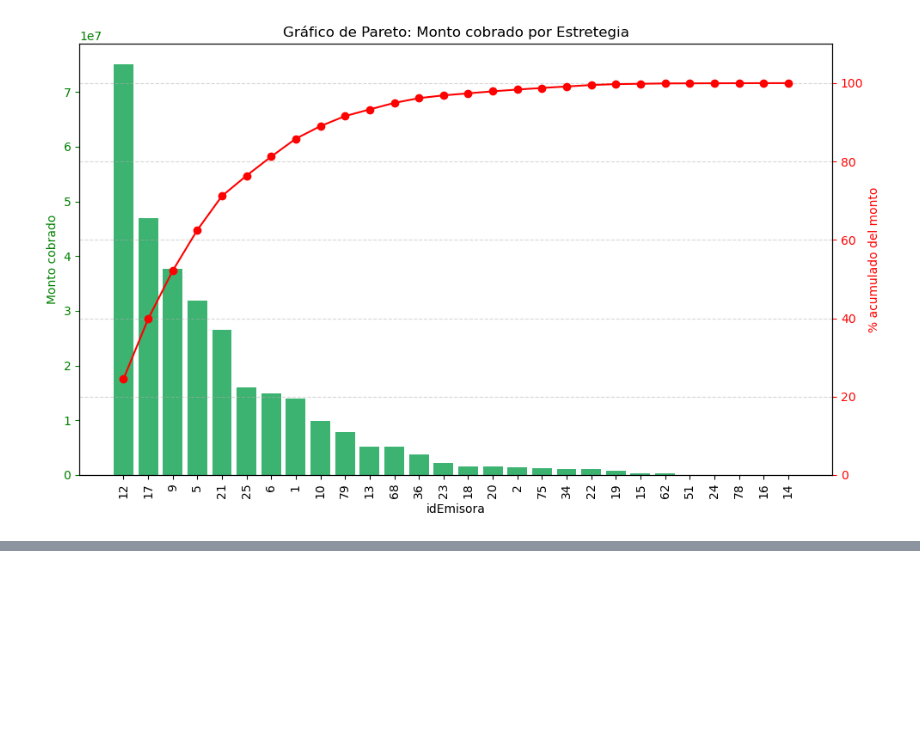
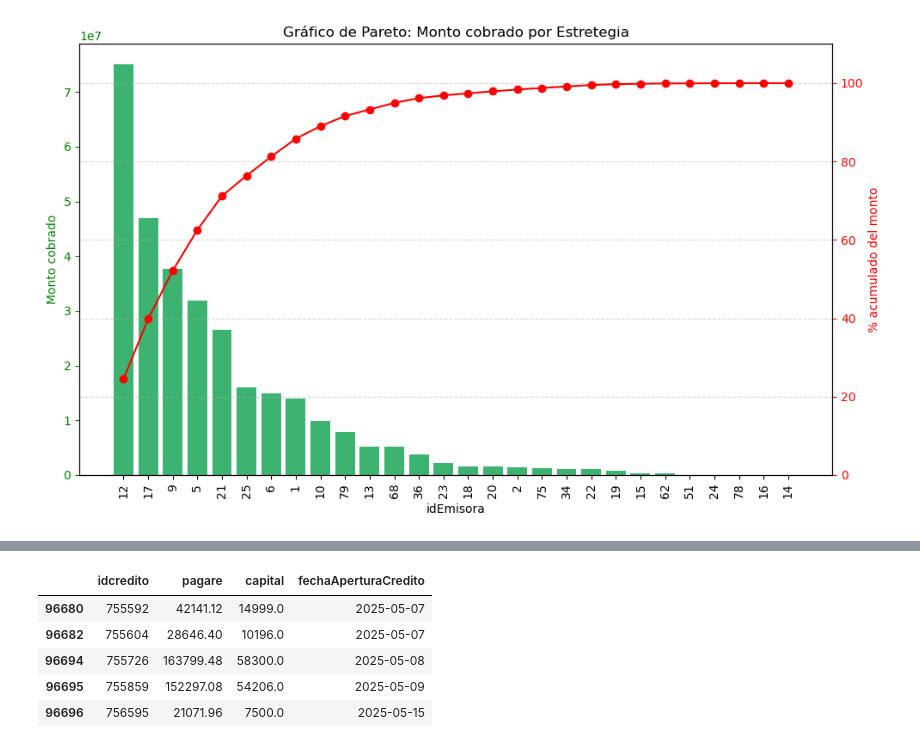
Before and after one commit to allfunso/Qubitos-Datathon, a Jupyter notebook: Experimentos_ARMI.ipynb, the cells around one changed output, grey strips where cells are left out. Saved outputs shown, nothing was run; the diff lists cells and outputs as text; code cells hidden in the pictures; blank space fills up the shorter version.

```diff
--- a/Experimentos_ARMI.ipynb
+++ b/Experimentos_ARMI.ipynb
@@ -185,0 +216,11 @@ df_pagare = pd.read_csv("Data/Capital_Pagare_FechaAperturaCredito.csv")
+# %%
+df_pagare['fechaAperturaCredito'] = pd.to_datetime(df_pagare['fechaAperturaCredito'], errors='coerce')
+df_pagare = df_pagare.sort_values('fechaAperturaCredito')
+df_pagare.tail()
+# %% [output]
+|  | idcredito | pagare | capital | fechaAperturaCredito |
+| 96680 | 755592 | 42141.12 | 14999.0 | 2025-05-07 |
+| 96682 | 755604 | 28646.40 | 10196.0 | 2025-05-07 |
+| 96694 | 755726 | 163799.48 | 58300.0 | 2025-05-08 |
+| 96695 | 755859 | 152297.08 | 54206.0 | 2025-05-09 |
+| 96696 | 756595 | 21071.96 | 7500.0 | 2025-05-15 |
```
Also changed, not shown: parts of 6 cells of this notebook.
